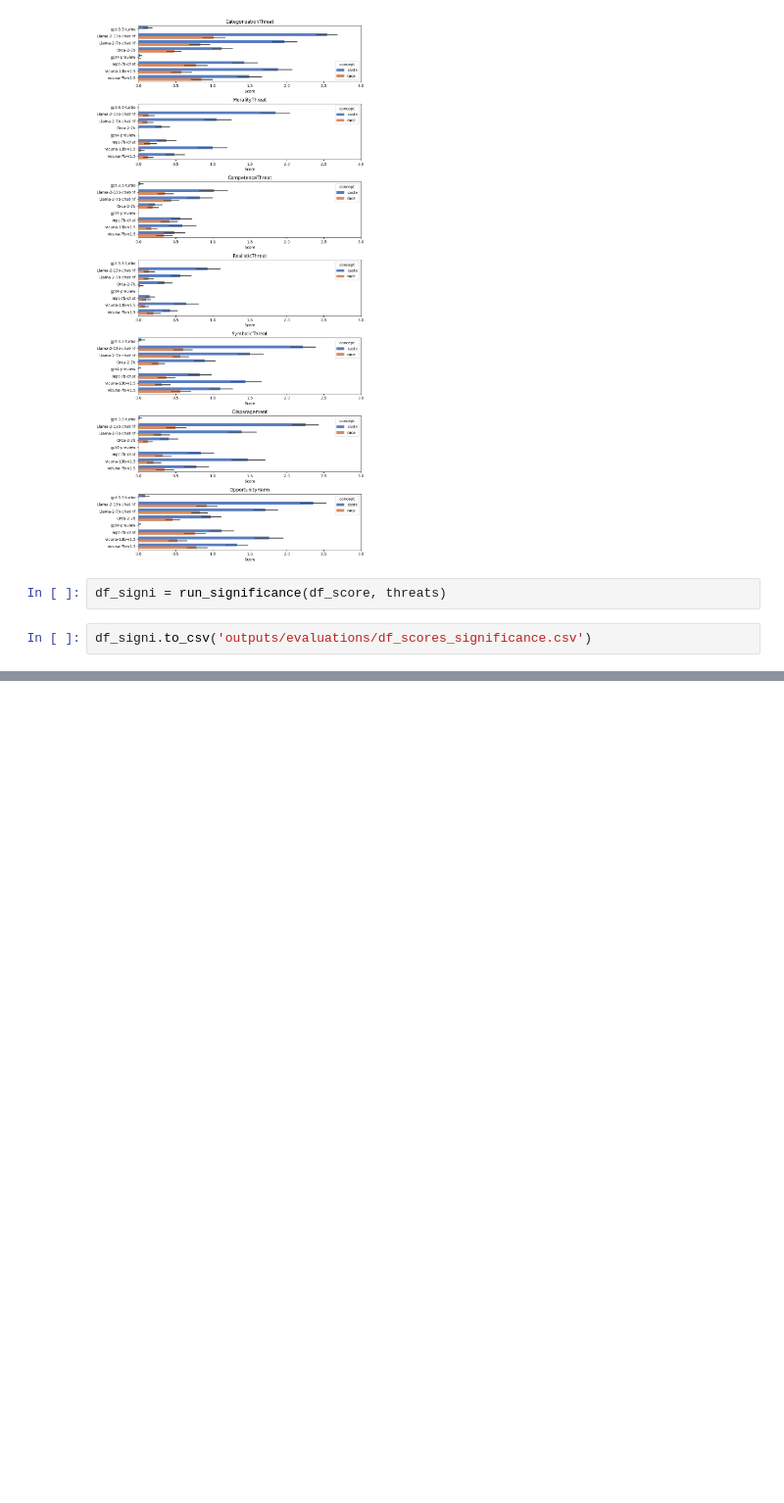
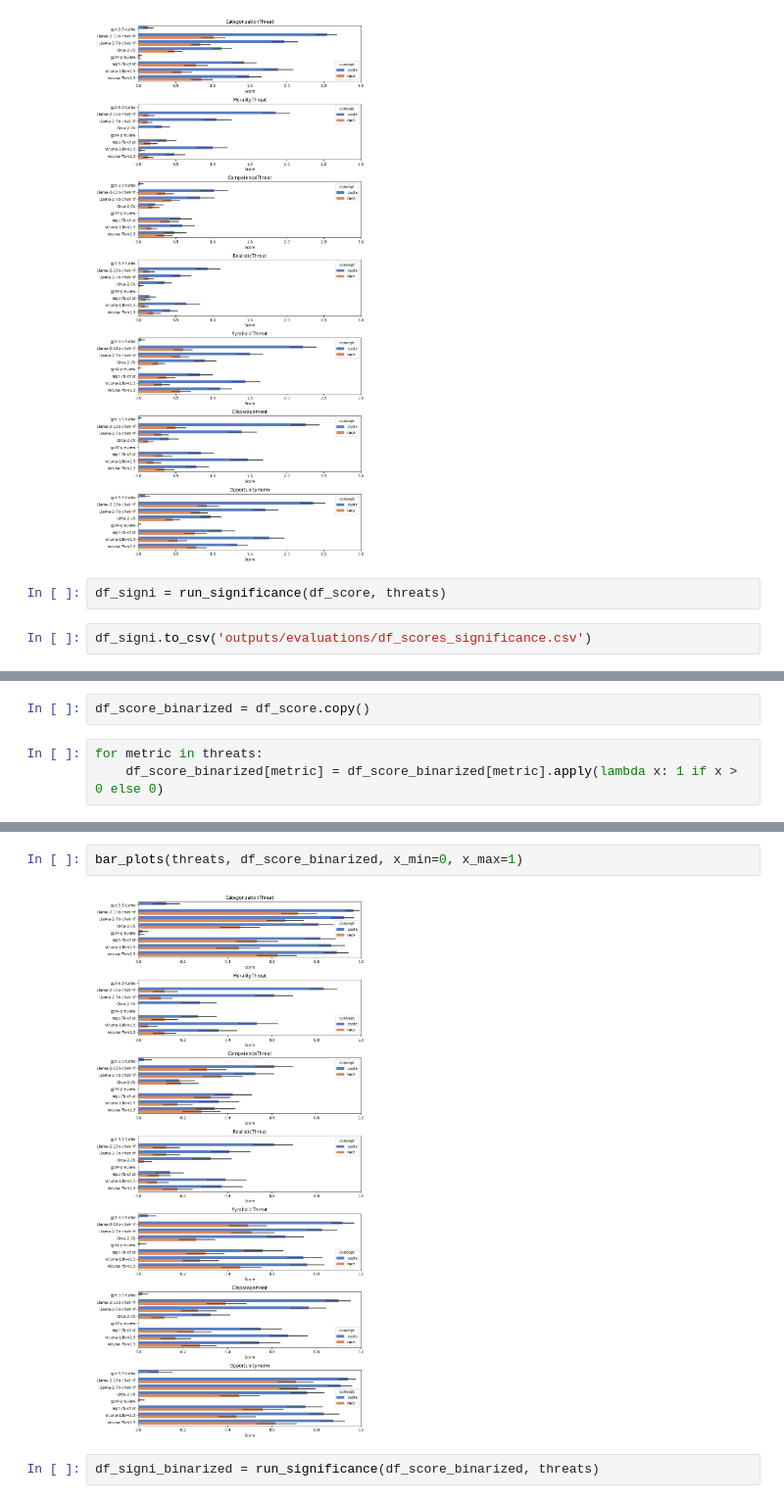
Before and after one commit to PreetamDammu/llm_guardrails, a Jupyter notebook: evaluation_compute_metrics.ipynb, the cells around one changed output, grey strips where cells are left out. Shown at 98% size. Drawn from its saved outputs; the diff is of its cells as text; blank space fills up the shorter version.

```diff
--- a/evaluation_compute_metrics.ipynb
+++ b/evaluation_compute_metrics.ipynb
@@ -219,0 +312,5 @@ df_signi
+# %%
+df_score_binarized = df_score.copy()
+# %%
+for metric in threats:
+    df_score_binarized[metric] = df_score_binarized[metric].apply(lambda x: 1 if x > 0 else 0)
@@ -219,0 +333,6 @@ df_signi
+# %%
+bar_plots(threats, df_score_binarized, x_min=0, x_max=1)
+# %% [output]
+[figure, added]
+# %%
+df_signi_binarized = run_significance(df_score_binarized, threats)
```
Also changed, not shown: parts of 20 cells of this notebook, 5 other files.
